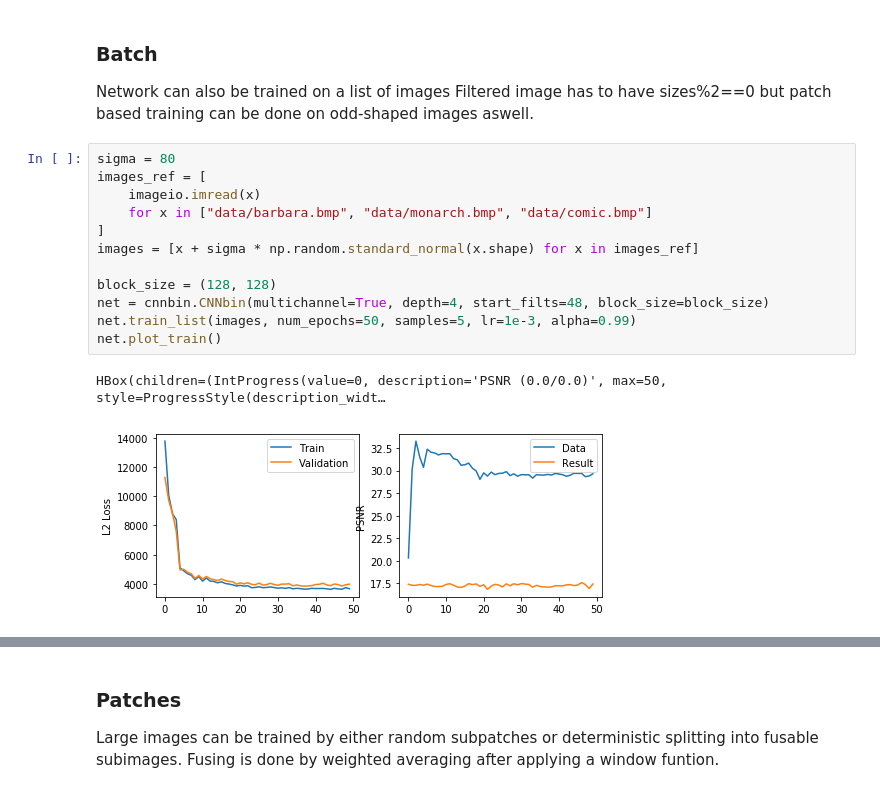
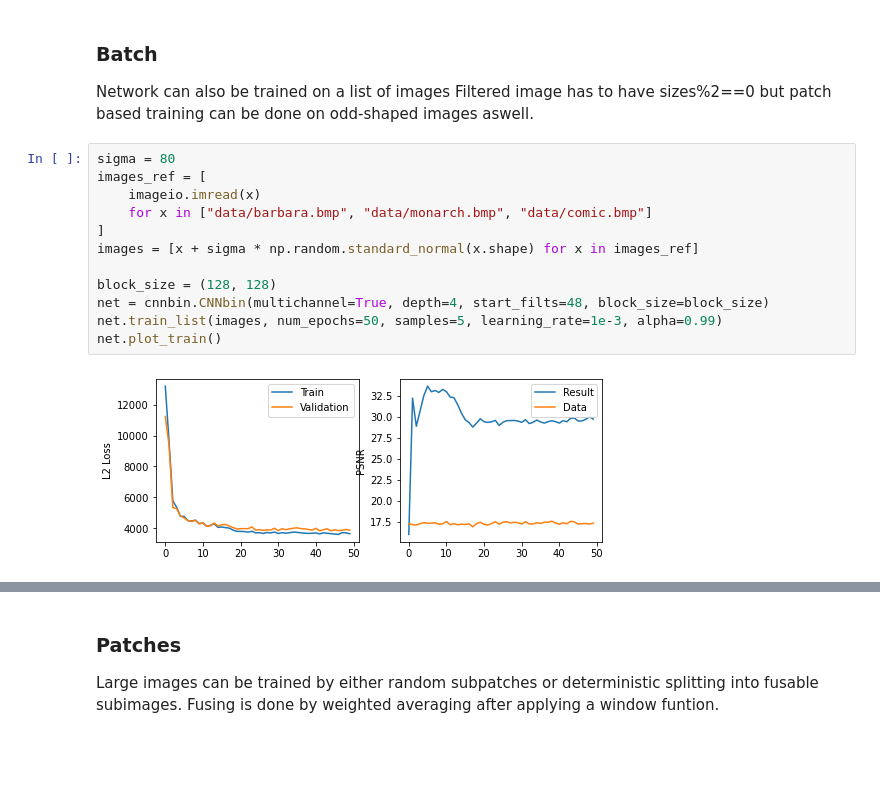
Before and after one commit to ncxt/ncxt_cnnbin, a Jupyter notebook: image_example.ipynb, the cells around one changed output, grey strips where cells are left out. Saved outputs shown, nothing was run; the diff lists cells and outputs as text; blank space fills up the shorter version.

```diff
--- a/image_example.ipynb
+++ b/image_example.ipynb
@@ -94,18 +88,17 @@ Filtered image has to have sizes%2==0  but patch based training can be done on o
 # %%
 sigma = 80
 images_ref = [
     imageio.imread(x)
     for x in ["data/barbara.bmp", "data/monarch.bmp", "data/comic.bmp"]
 ]
 images = [x + sigma * np.random.standard_normal(x.shape) for x in images_ref]
 
 block_size = (128, 128)
 net = cnnbin.CNNbin(multichannel=True, depth=4, start_filts=48, block_size=block_size)
-net.train_list(images, num_epochs=50, samples=5, lr=1e-3, alpha=0.99)
+net.train_list(images, num_epochs=50, samples=5, learning_rate=1e-3, alpha=0.99)
 net.plot_train()
 # %% [output]
-HBox(children=(IntProgress(value=0, description='PSNR (0.0/0.0)', max=50, style=ProgressStyle(description_widt…
-[figure, old version]
+[figure, new version]
 [interactive output not drawn]
 # %% [markdown]
 ### Patches
```
Also changed, not shown: parts of 9 cells of this notebook, 6 other files.
